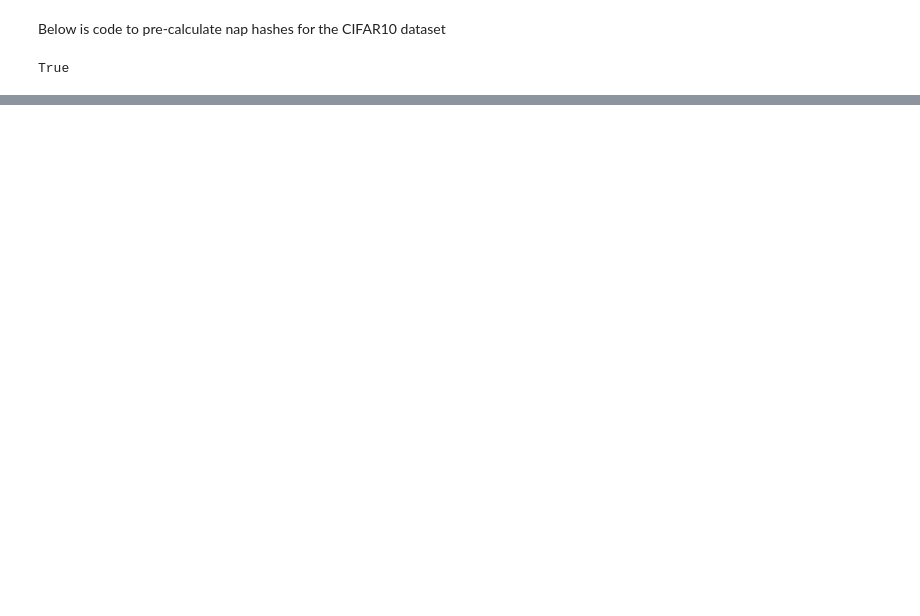
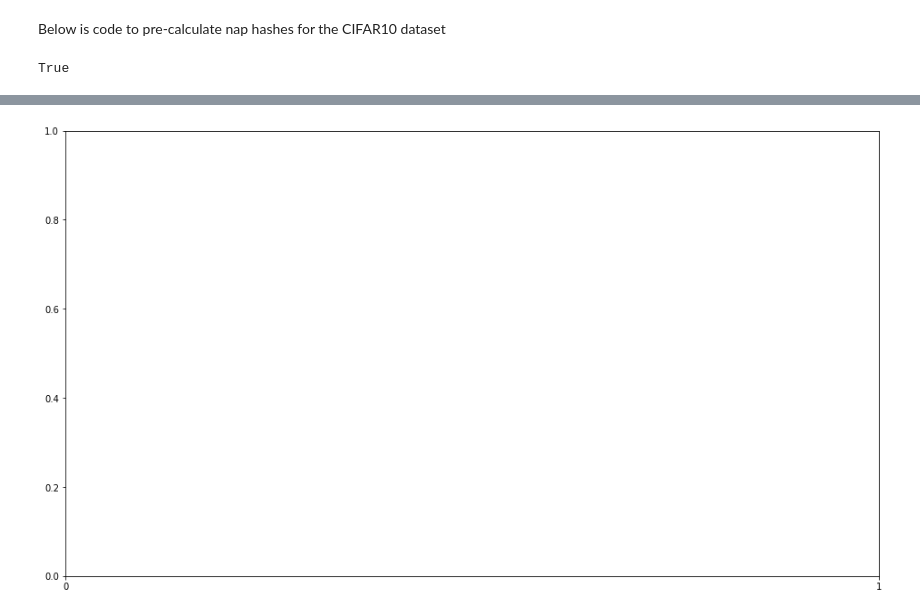
Before and after one commit to ozendelait/naphash, a Jupyter notebook: create_training_paths.ipynb, the cells around one changed output, grey strips where cells are left out. Cells and saved outputs as stored; diff of their text form; code cells hidden in the pictures; blank space fills up the shorter version.

```diff
--- a/create_training_paths.ipynb
+++ b/create_training_paths.ipynb
@@ -151,0 +236,98 @@ np.savez_compressed('cifar10_hashes.npz', hashes=np.vstack(hashes), paths=list(c
+# %%
+if len(vals) < 6:
+    if min(vals) > 2:
+        vals = [(min(vals)-2),(min(vals)-1)]+vals.tolist()+[(max(vals)+1),(max(vals)+2)]
+        counts = [0,0]+c0.tolist()+[0,0]
+    else:
+        vals = vals.tolist()+[(max(vals)+i) for i in range(1,5)]
+        counts = c0.tolist()+[0,0,0,0]
+# %%
+import matplotlib.pyplot as plt
+import matplotlib.ticker as mticker
+import json
+from tqdm.notebook import tqdm as tqdm_nb
+
+from async_dct_loader import load_img_tar
+import cv2
+
+def load_cntr(path0, dim=128):
+    i0 = load_img_tar(path0)
+    fx = dim/i0.shape[0]
+    x0, y0 = (int(i0.shape[1]*fx+0.5)-dim)//2, 0
+    if i0.shape[0] > i0.shape[1]:
+        fx = dim/i0.shape[1]
+        x0, y0 = 0, (int(i0.shape[0]*fx+0.5)-dim)//2
+    return cv2.resize(i0,(0,0),fx=fx,fy=fx,interpolation=cv2.INTER_AREA)[y0:(y0+dim),x0:(x0+dim)]
+
+def vis_pairs(pairs0,paths, dim=128):
+    loaded_pairs = []
+    spacer=np.ones((dim,dim//8,3),np.uint8)*255
+    for (p0,p1) in pairs0:
+        i0 = load_cntr(paths[p0], dim=dim)
+        i1 = load_cntr(paths[p1], dim=dim)
+        loaded_pairs+=[i0,i1,spacer]
+    return loaded_pairs
+
+def cls_fig():
+    plt.close()
+    plt.subplots(figsize=(16, 9))
+    plt.gca().xaxis.set_major_locator(mticker.MultipleLocator(1))
+
+def get_hash_dists(h, name0, paths, distname='naph0'):
+    name0 = name0+'_'
+    dists0 = calc_inter_dist(h,1024)
+    dists0 = np.float32(dists0)
+    dists0[dists0 > 1023] = np.nan
+    m_mean = np.int32(np.nanmean(dists0,axis= 1)+0.5)
+    m_max = np.int32(np.nanmax(dists0,axis= 1)+0.5)
+    m_min = np.int32(np.nanmin(dists0,axis= 1)+0.5)
+    v0,c0 = np.unique(m_mean, return_counts=True)
+    v1,c1 = np.unique(m_max, return_counts=True)
+    v2,c2 = np.unique(m_min, return_counts=True)
+    jdata = {}
+    plt.subplots(figsize=(16, 9))
+    for store_one in [True,False]:
+        for (vals, counts, name1) in [(v0,c0,'mean'),(v1,c1,'max'),(v2,c2,'min')]:
+            if store_one:
+                cls_fig()
+                jdata[name1+'_v'] = [int(i) for i in v0]
+                jdata[name1+'_c'] = [int(i) for i in c0]
+            plt.bar(vals, counts, label=name0+name1+' dists')
+            plt.legend()
+            if store_one: plt.savefig('hist_'+distname+'_'+name0+name1+'.png')
+        if not store_one: plt.savefig('hist_'+distname+'_'+name0+'all.png')
+        cls_fig()
+    #show nearest hits
+    np.nan_to_num(dists0, nan=1024, copy=False)
+    dists0 = np.int32(dists0)
+    pairs0, dists0 = find_closest(m_min, dists0)
+    jdata.update({'pairs':pairs0,'dists':dists0,'name0':name0})
+    json.dump(jdata, open('hist_'+distname+'_nearest_'+name0+'.json','wt'))
+    nearest_matches = np.hstack(vis_pairs(pairs0,paths))
+    cv2.imwrite('hist_'+distname+'_nearest_'+name0+'.jpg',nearest_matches)
+
+def find_closest(m_min, c0, max_num=8):
+    solved_pairs = []
+    ret_pairs, ret_dists = [], []
+    best_ord = np.argsort(m_min)
+    for p0 in best_ord:
+        if p0 in solved_pairs:
+            continue
+        p1 = np.argmin(c0[p0])
+        if p1 in solved_pairs:
+            continue
+        ret_pairs.append((int(p0),int(p1)))
+        solved_pairs.append(p0)
+        solved_pairs.append(p1)
+        ret_dists.append(int(c0[p0,p1]))
+        if len(ret_pairs) >= max_num:
+            break
+    return ret_pairs, ret_dists
+
+ds_names = ['celeba','coco','imgnetalt', 'fashionp','inat2019','places365', 'imgnetf11']
+for i in tqdm_nb(range(7)):
+    get_hash_dists(hashes0[i][:,:6],ds_names[i]+'_6', path_per_ds[i])
+    get_hash_dists(hashes0[i][:,:8],ds_names[i]+'_8', path_per_ds[i])
+    get_hash_dists(hashes0[i][:,:18],ds_names[i]+'_18', path_per_ds[i])
+# %% [output]
+[figure, added]
```
Also changed, not shown: parts of 29 cells of this notebook, 3 other files.
